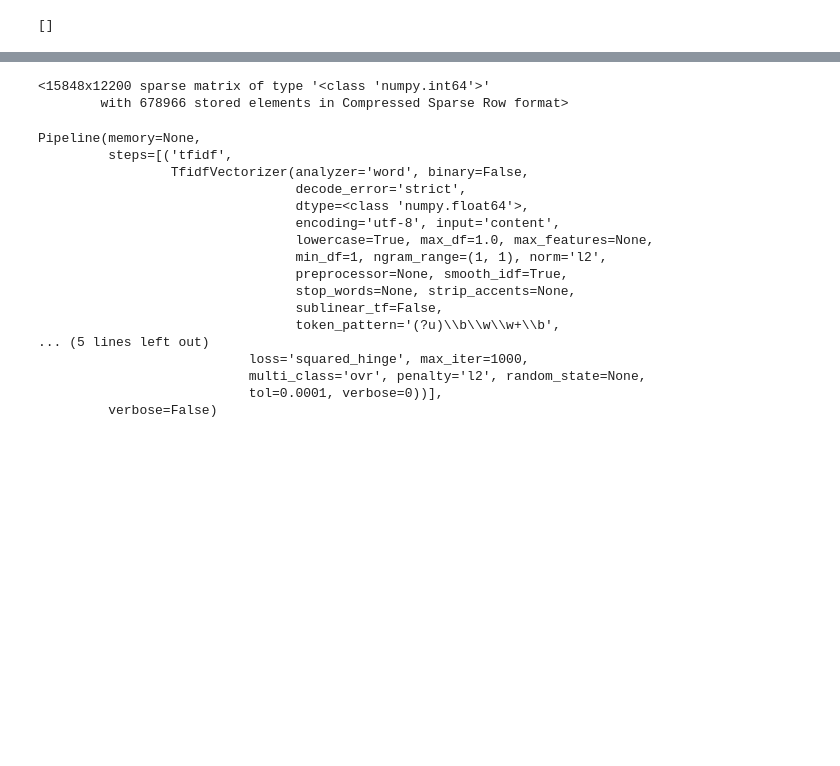
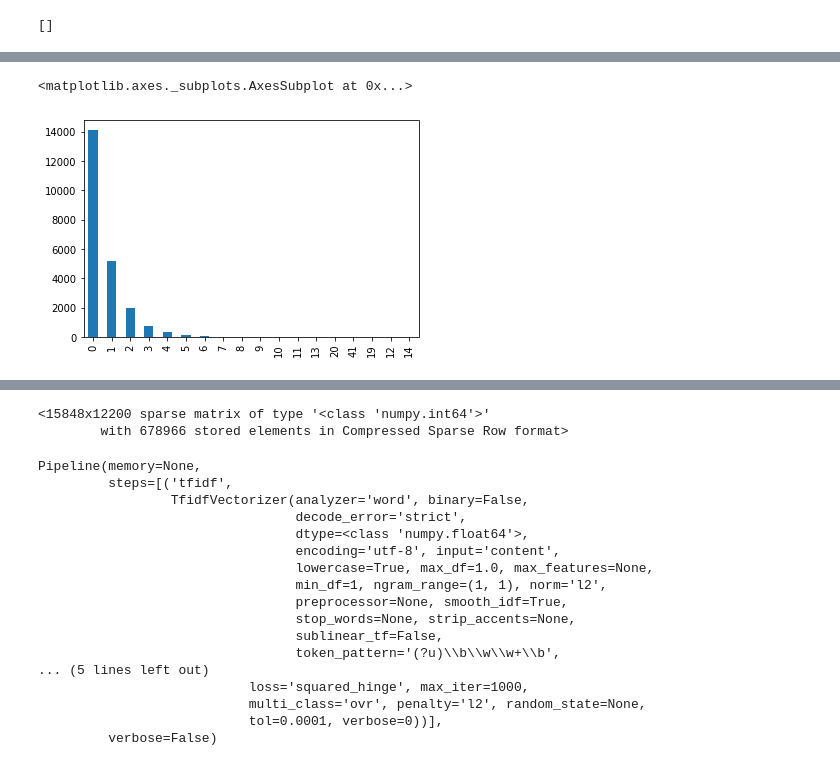
Before and after one commit to ZH786/women_ecommerce_reviews, a Jupyter notebook: womenRev.ipynb, the cells around one changed output, grey strips where cells are left out. Saved outputs shown, nothing was run; the diff lists cells and outputs as text; code cells hidden in the pictures; blank space fills up the shorter version.

```diff
--- a/womenRev.ipynb
+++ b/womenRev.ipynb
@@ -59,7 +69,7 @@ Name: Recommended IND, dtype: int64
 df1.dropna(inplace = True) #drop the missing reviews
 # %%
 blanks = []
-for i, rv, lb in df1.itertuples():
+for i, rv, lb in df1[['depunct_Review', 'Recommended IND']].itertuples():
     if rv.isspace():
         blanks.append(i)
 blanks
@@ -68,0 +86,14 @@ blanks
+# %%
+def mark_counter(string):
+    counter = 0
+    for i in string:
+        if i == '!':
+            counter += 1
+    return counter
+# %%
+df1['Exc count'] = df1['Review Text'].apply(mark_counter)
+# %%
+df1['Exc count'].value_counts().plot(kind='bar')
+# %% [output]
+<matplotlib.axes._subplots.AxesSubplot at 0x...>
+[figure, added]
```
Also changed, not shown: parts of 14 cells of this notebook.
